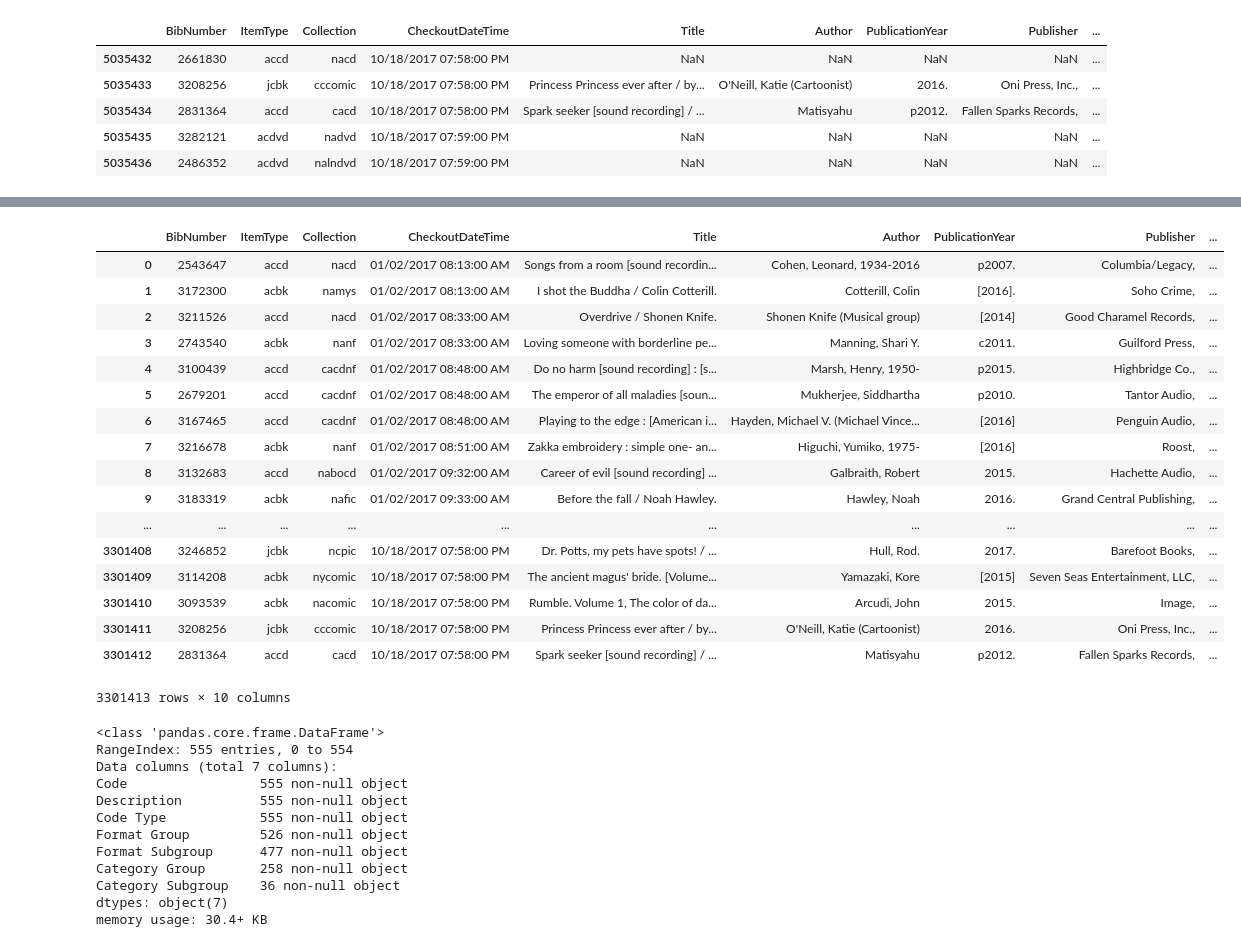
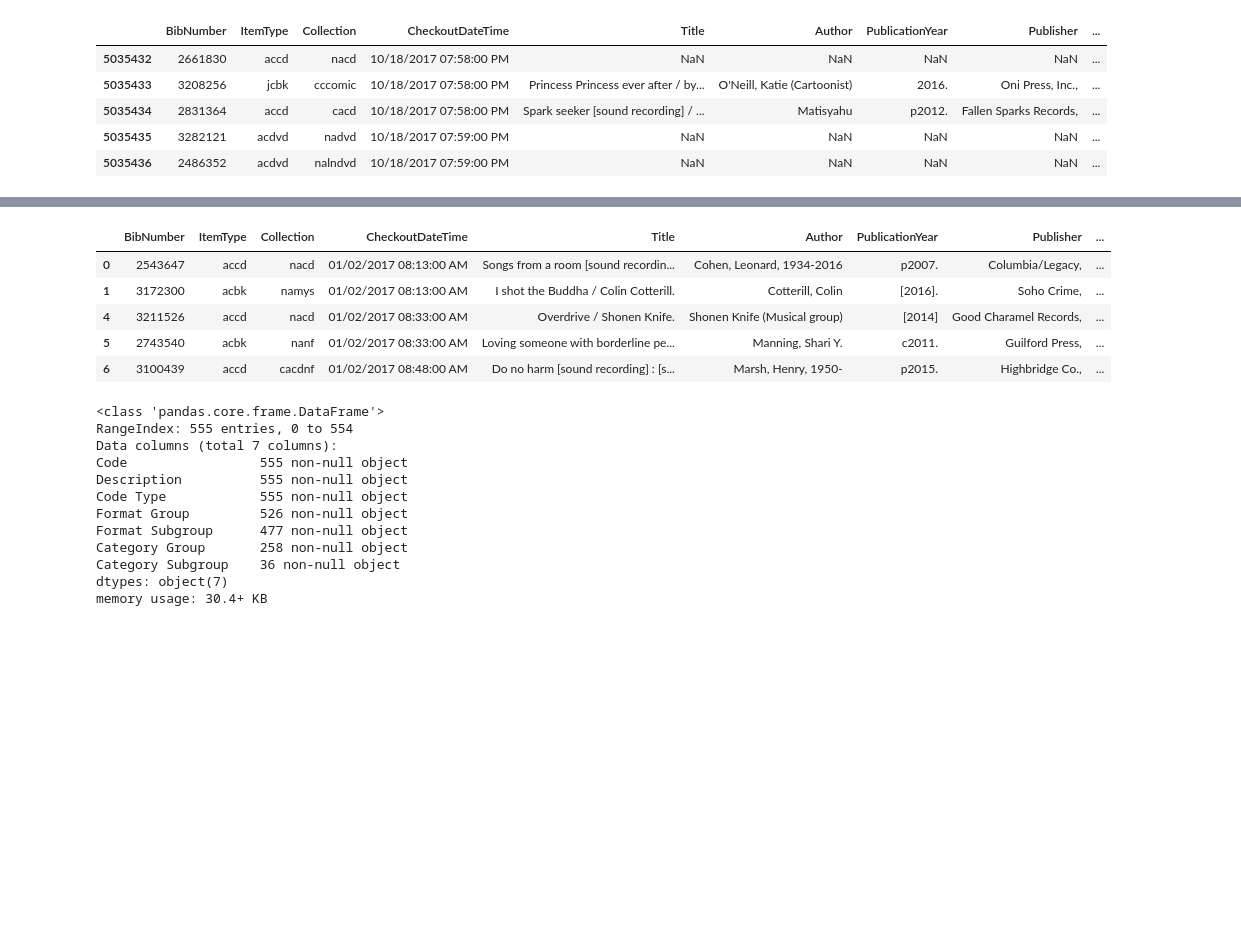
Before and after one commit to samwrite/Springboard, a Jupyter notebook: Capstone 2/EDA.ipynb, the cells around one changed output, grey strips where cells are left out. Saved outputs shown, nothing was run; the diff lists cells and outputs as text; code cells hidden in the pictures; blank space fills up the shorter version.

```diff
--- a/Capstone 2/EDA.ipynb
+++ b/Capstone 2/EDA.ipynb
@@ -117,22 +140,11 @@ dtypes: float64(1), int64(1), object(8)
 memory usage: 277.1+ MB
 # %%
 clean_data.reset_index(drop=True)
+clean_data.head()
 # %% [output]
 |  | BibNumber | ItemType | Collection | CheckoutDateTime | Title | Author | PublicationYear | Publisher | ... |
 | 0 | 2543647 | accd | nacd | 01/02/2017 08:13:00 AM | Songs from a room [sound recordin... | Cohen, Leonard, 1934-2016 | p2007. | Columbia/Legacy, | ... |
 | 1 | 3172300 | acbk | namys | 01/02/2017 08:13:00 AM | I shot the Buddha / Colin Cotterill. | Cotterill, Colin | [2016]. | Soho Crime, | ... |
-| 2 | 3211526 | accd | nacd | 01/02/2017 08:33:00 AM | Overdrive / Shonen Knife. | Shonen Knife (Musical group) | [2014] | Good Charamel Records, | ... |
-| 3 | 2743540 | acbk | nanf | 01/02/2017 08:33:00 AM | Loving someone with borderline pe... | Manning, Shari Y. | c2011. | Guilford Press, | ... |
-| 4 | 3100439 | accd | cacdnf | 01/02/2017 08:48:00 AM | Do no harm [sound recording] : [s... | Marsh, Henry, 1950- | p2015. | Highbridge Co., | ... |
-| 5 | 2679201 | accd | cacdnf | 01/02/2017 08:48:00 AM | The emperor of all maladies [soun... | Mukherjee, Siddhartha | p2010. | Tantor Audio, | ... |
-| 6 | 3167465 | accd | cacdnf | 01/02/2017 08:48:00 AM | Playing to the edge : [American i... | Hayden, Michael V. (Michael Vince... | [2016] | Penguin Audio, | ... |
-| 7 | 3216678 | acbk | nanf | 01/02/2017 08:51:00 AM | Zakka embroidery : simple one- an... | Higuchi, Yumiko, 1975- | [2016] | Roost, | ... |
-| 8 | 3132683 | accd | nabocd | 01/02/2017 09:32:00 AM | Career of evil [sound recording] ... | Galbraith, Robert | 2015. | Hachette Audio, | ... |
-| 9 | 3183319 | acbk | nafic | 01/02/2017 09:33:00 AM | Before the fall / Noah Hawley. | Hawley, Noah | 2016. | Grand Central Publishing, | ... |
-| ... | ... | ... | ... | ... | ... | ... | ... | ... | ... |
-| 3301408 | 3246852 | jcbk | ncpic | 10/18/2017 07:58:00 PM | Dr. Potts, my pets have spots! / ... | Hull, Rod. | 2017. | Barefoot Books, | ... |
-| 3301409 | 3114208 | acbk | nycomic | 10/18/2017 07:58:00 PM | The ancient magus' bride. [Volume... | Yamazaki, Kore | [2015] | Seven Seas Entertainment, LLC, | ... |
-| 3301410 | 3093539 | acbk | nacomic | 10/18/2017 07:58:00 PM | Rumble. Volume 1, The color of da... | Arcudi, John | 2015. | Image, | ... |
-| 3301411 | 3208256 | jcbk | cccomic | 10/18/2017 07:58:00 PM | Princess Princess ever after / by... | O'Neill, Katie (Cartoonist) | 2016. | Oni Press, Inc., | ... |
-| 3301412 | 2831364 | accd | cacd | 10/18/2017 07:58:00 PM | Spark seeker [sound recording] / ... | Matisyahu | p2012. | Fallen Sparks Records, | ... |
+| 4 | 3211526 | accd | nacd | 01/02/2017 08:33:00 AM | Overdrive / Shonen Knife. | Shonen Knife (Musical group) | [2014] | Good Charamel Records, | ... |
+| 5 | 2743540 | acbk | nanf | 01/02/2017 08:33:00 AM | Loving someone with borderline pe... | Manning, Shari Y. | c2011. | Guilford Press, | ... |
+| 6 | 3100439 | accd | cacdnf | 01/02/2017 08:48:00 AM | Do no harm [sound recording] : [s... | Marsh, Henry, 1950- | p2015. | Highbridge Co., | ... |
-3301413 rows × 10 columns
```
Also changed, not shown: parts of 18 cells of this notebook.
